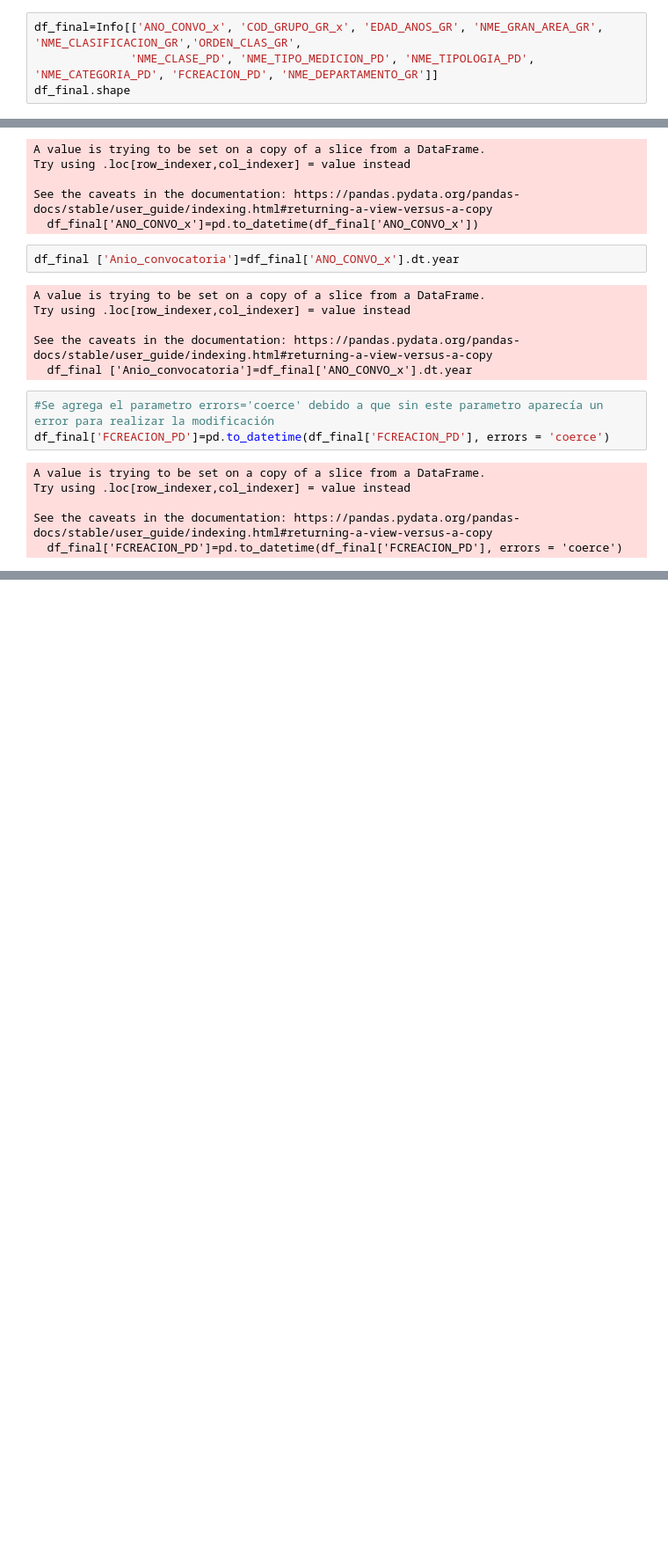
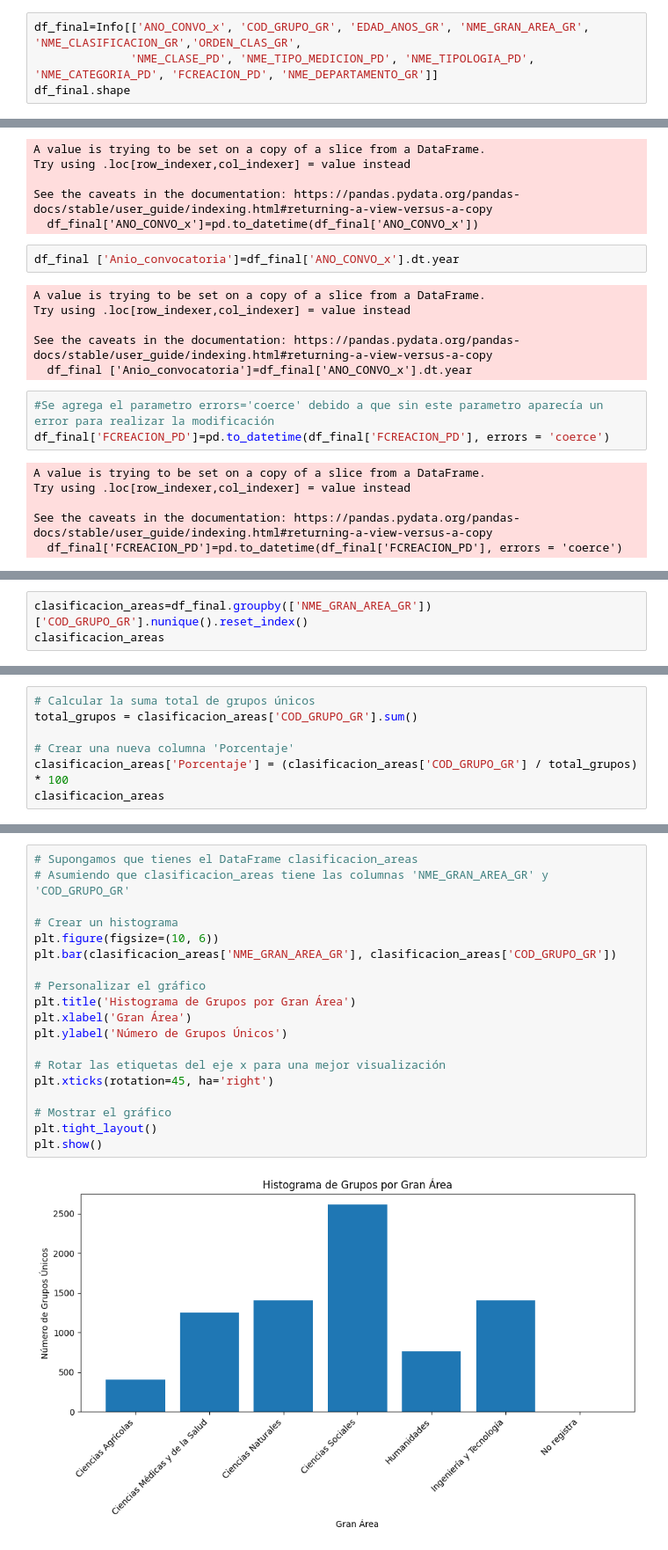
Before and after one commit to jovaceos/analisis_explortorio_datos, a Jupyter notebook: EDA_Trabajo_Final_.ipynb, the cells around one changed output, grey strips where cells are left out. Shown: that part at 88% size. Drawn from its saved outputs; the diff is of its cells as text; blank space fills up the shorter version.

```diff
--- a/EDA_Trabajo_Final_.ipynb
+++ b/EDA_Trabajo_Final_.ipynb
@@ -462,7 +435,7 @@ FCREACION_PD
 
 NME_DEPARTAMENTO_GR
 # %%
-df_final=Info[['ANO_CONVO_x', 'COD_GRUPO_GR_x', 'EDAD_ANOS_GR', 'NME_GRAN_AREA_GR', 'NME_CLASIFICACION_GR','ORDEN_CLAS_GR',
+df_final=Info[['ANO_CONVO_x', 'COD_GRUPO_GR', 'EDAD_ANOS_GR', 'NME_GRAN_AREA_GR', 'NME_CLASIFICACION_GR','ORDEN_CLAS_GR',
               'NME_CLASE_PD', 'NME_TIPO_MEDICION_PD', 'NME_TIPOLOGIA_PD', 'NME_CATEGORIA_PD', 'FCREACION_PD', 'NME_DEPARTAMENTO_GR']]
 df_final.shape
 # %% [output]
@@ -600,0 +579,3 @@ Dinamica.describe()
+# %%
+clasificacion_areas=df_final.groupby(['NME_GRAN_AREA_GR'])['COD_GRUPO_GR'].nunique().reset_index()
+clasificacion_areas
@@ -600,0 +591,7 @@ Dinamica.describe()
+# %%
+# Calcular la suma total de grupos únicos
+total_grupos = clasificacion_areas['COD_GRUPO_GR'].sum()
+
+# Crear una nueva columna 'Porcentaje'
+clasificacion_areas['Porcentaje'] = (clasificacion_areas['COD_GRUPO_GR'] / total_grupos) * 100
+clasificacion_areas
@@ -600,0 +607,21 @@ Dinamica.describe()
+# %%
+# Supongamos que tienes el DataFrame clasificacion_areas
+# Asumiendo que clasificacion_areas tiene las columnas 'NME_GRAN_AREA_GR' y 'COD_GRUPO_GR'
+
+# Crear un histograma
+plt.figure(figsize=(10, 6))
+plt.bar(clasificacion_areas['NME_GRAN_AREA_GR'], clasificacion_areas['COD_GRUPO_GR'])
+
+# Personalizar el gráfico
+plt.title('Histograma de Grupos por Gran Área')
+plt.xlabel('Gran Área')
+plt.ylabel('Número de Grupos Únicos')
+
+# Rotar las etiquetas del eje x para una mejor visualización
+plt.xticks(rotation=45, ha='right')
+
+# Mostrar el gráfico
+plt.tight_layout()
+plt.show()
+# %% [output]
+[figure, added]
```
Also changed, not shown: parts of 24 cells of this notebook.
